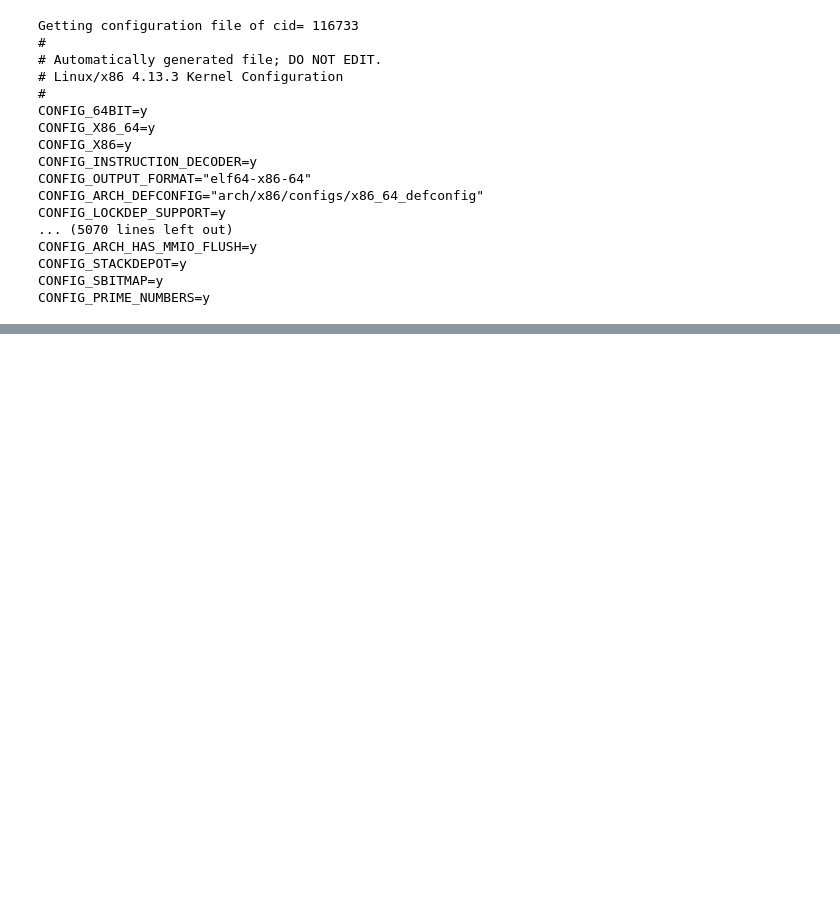
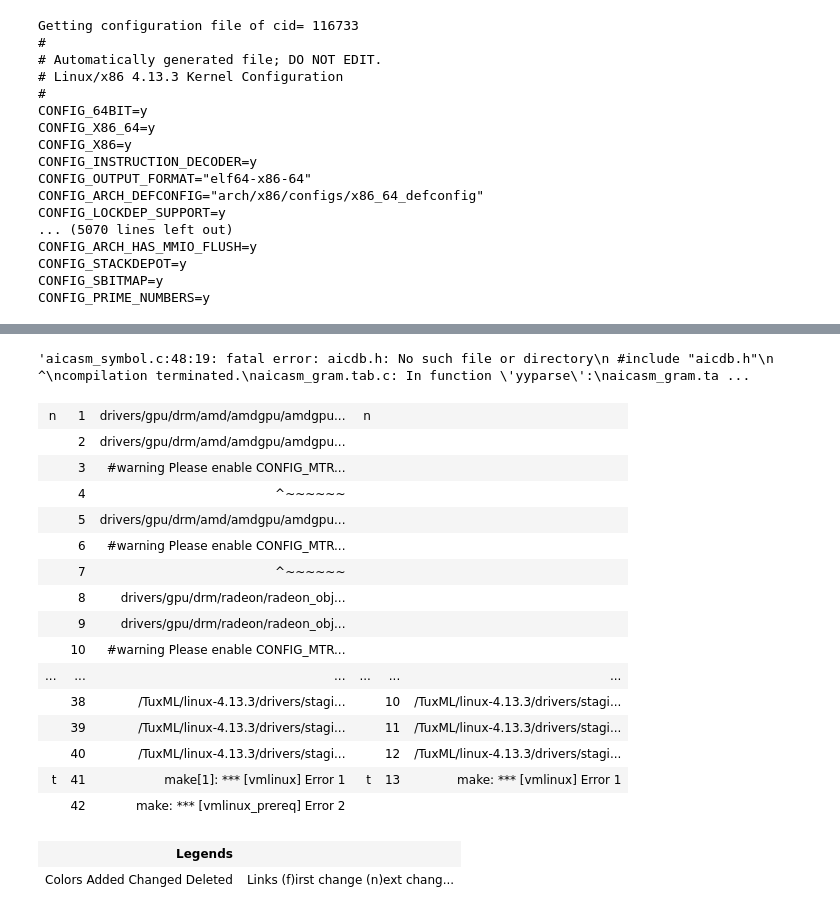
Before and after one commit to harel-coffee/compilation-analysis-auto, a Jupyter notebook: bdd-tuxml-facility.ipynb, the cells around one changed output, grey strips where cells are left out. Drawn from its saved outputs; the diff is of its cells as text; code cells hidden in the pictures; blank space fills up the shorter version.

```diff
--- a/bdd-tuxml-facility.ipynb
+++ b/bdd-tuxml-facility.ipynb
@@ -118,0 +145,24 @@ CONFIG_PRIME_NUMBERS=y
+# %%
+def err_logs_configuration(cid):
+
+    try:
+        socket = MySQLdb.connect(HOST, DB_USER, DB_PASSWD, "IrmaDB_prod")
+        cursor = socket.cursor()
+
+        query = "SELECT errlog_file FROM Compilations WHERE cid = %d" % cid
+        cursor.execute(query)
+        errlog_file, = cursor.fetchone()
+
+        if (errlog_file is None):
+            print ("Unable to retrieve cid...")
+            return
+
+        return bz2.decompress(errlog_file).decode()
+
+    except Exception as e:
+        print(str(e), "\n" + "Unable to connect to database cid = " + str(cid), file=sys.stderr)
+        exit(-1)
+
+    finally:
+        cursor.close()
+        socket.close()
@@ -118,0 +235,38 @@ CONFIG_PRIME_NUMBERS=y
+# %%
+# rawtuxdata.query("GENERIC_ALLOCATOR == 'n' & DRM_VBOXVIDEO == 'y' & AIC79XX_BUILD_FIRMWARE == 'y'")
+# masking effects!
+err_logs_configuration(67576)
+# %% [output]
+'aicasm_symbol.c:48:19: fatal error: aicdb.h: No such file or directory\n #include "aicdb.h"\n                   ^\ncompilation terminated.\naicasm_gram.tab.c: In function \'yyparse\':\naicasm_gram.ta ...
+# %%
+import difflib
+from IPython.core.display import display, HTML
+
+failure_1 = err_logs_configuration(64884).splitlines()
+failure_2 = err_logs_configuration(65140).splitlines()
+failure_3 = err_logs_configuration(70818).splitlines()
+#d = difflib.Differ()
+#diff = difflib.ndiff(failure_1, failure_2)
+#print('\n'.join(diff))
+
+
+display(HTML(difflib.HtmlDiff().make_file(failure_2, failure_3)))
+# %% [output]
+| n | 1 | drivers/gpu/drm/amd/amdgpu/amdgpu... | n |  |  |
+|  | 2 | drivers/gpu/drm/amd/amdgpu/amdgpu... |  |  |  |
+|  | 3 | #warning Please enable CONFIG_MTR... |  |  |  |
+|  | 4 | ^~~~~~~ |  |  |  |
+|  | 5 | drivers/gpu/drm/amd/amdgpu/amdgpu... |  |  |  |
+|  | 6 | #warning Please enable CONFIG_MTR... |  |  |  |
+|  | 7 | ^~~~~~~ |  |  |  |
+|  | 8 | drivers/gpu/drm/radeon/radeon_obj... |  |  |  |
+|  | 9 | drivers/gpu/drm/radeon/radeon_obj... |  |  |  |
+|  | 10 | #warning Please enable CONFIG_MTR... |  |  |  |
+| ... | ... | ... | ... | ... | ... |
+|  | 38 | /TuxML/linux-4.13.3/drivers/stagi... |  | 10 | /TuxML/linux-4.13.3/drivers/stagi... |
+|  | 39 | /TuxML/linux-4.13.3/drivers/stagi... |  | 11 | /TuxML/linux-4.13.3/drivers/stagi... |
+|  | 40 | /TuxML/linux-4.13.3/drivers/stagi... |  | 12 | /TuxML/linux-4.13.3/drivers/stagi... |
+| t | 41 | make[1]: *** [vmlinux] Error 1 | t | 13 | make: *** [vmlinux] Error 1 |
+|  | 42 | make: *** [vmlinux_prereq] Error 2 |  |  |  |
+| Legends |  |
+| Colors Added Changed Deleted | Links (f)irst change (n)ext chang... |
```
Also changed, not shown: parts of 7 cells of this notebook, 4 other files.
